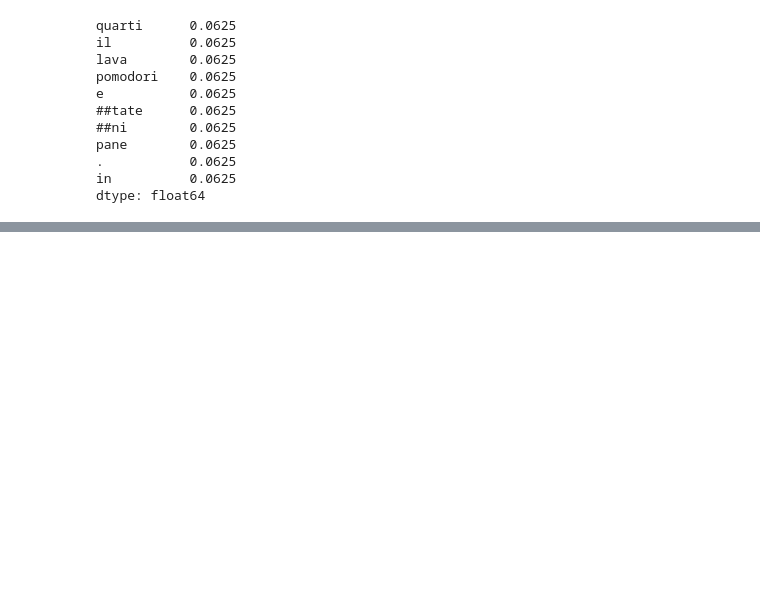
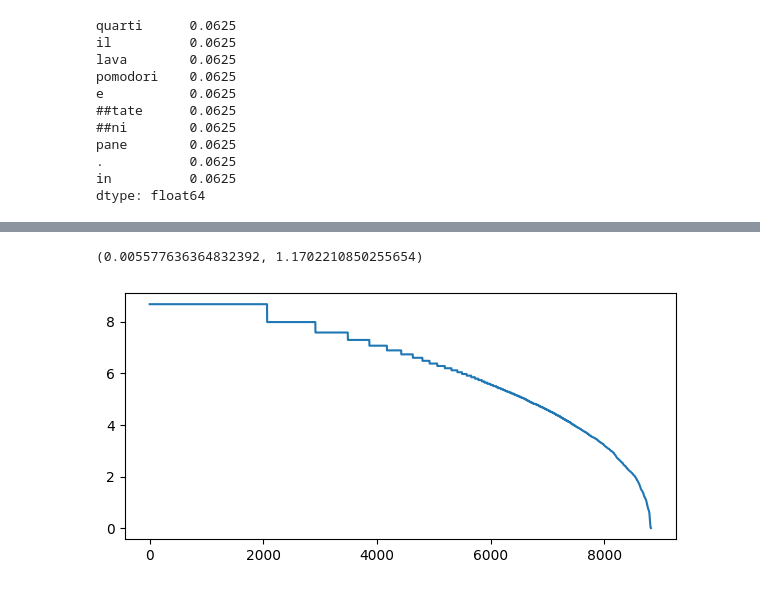
Before and after one commit to umilISLab/midh, a Jupyter notebook: esempi/recipes.ipynb, the cells around one changed output, grey strips where cells are left out. Cells and saved outputs as stored; diff of their text form; code cells hidden in the pictures; blank space fills up the shorter version.

```diff
--- a/esempi/recipes.ipynb
+++ b/esempi/recipes.ipynb
@@ -438,0 +449,10 @@ most_similar.sort_values()
+# %%
+vocabulary = sorted(list(vocabulary))
+word2id = dict(zip(vocabulary, range(len(vocabulary))))
+id2word = dict(zip(range(len(vocabulary)), vocabulary))
+X = np.zeros((data.shape[0], len(vocabulary)))
+for recipe, tokens in enumerate(recipes_tokens):
+    for token in tokens:
+        X[recipe, word2id[token]] += 1
+freq = pd.DataFrame(X, index=data['Nome'].values, columns=vocabulary)
+freq.head(10)
@@ -438,0 +472,3 @@ most_similar.sort_values()
+# %%
+TF = (freq.T / freq.sum(axis=1)).T
+TF.head(2)
@@ -438,0 +495,14 @@ most_similar.sort_values()
+# %%
+D = TF.shape[0]
+DF = (TF > 0).sum(axis=0)
+IDF = np.log(D / DF)
+IDF['e'], IDF['zucchero']
+# %% [output]
+(0.005577636364832392, 1.1702210850255654)
+# %%
+fig, ax = plt.subplots(figsize=(6, 3))
+ax.plot(IDF.sort_values(ascending=False).values)
+plt.tight_layout()
+plt.show()
+# %% [output]
+[figure, added]
```
Also changed, not shown: parts of 26 cells of this notebook, 2 other files.
